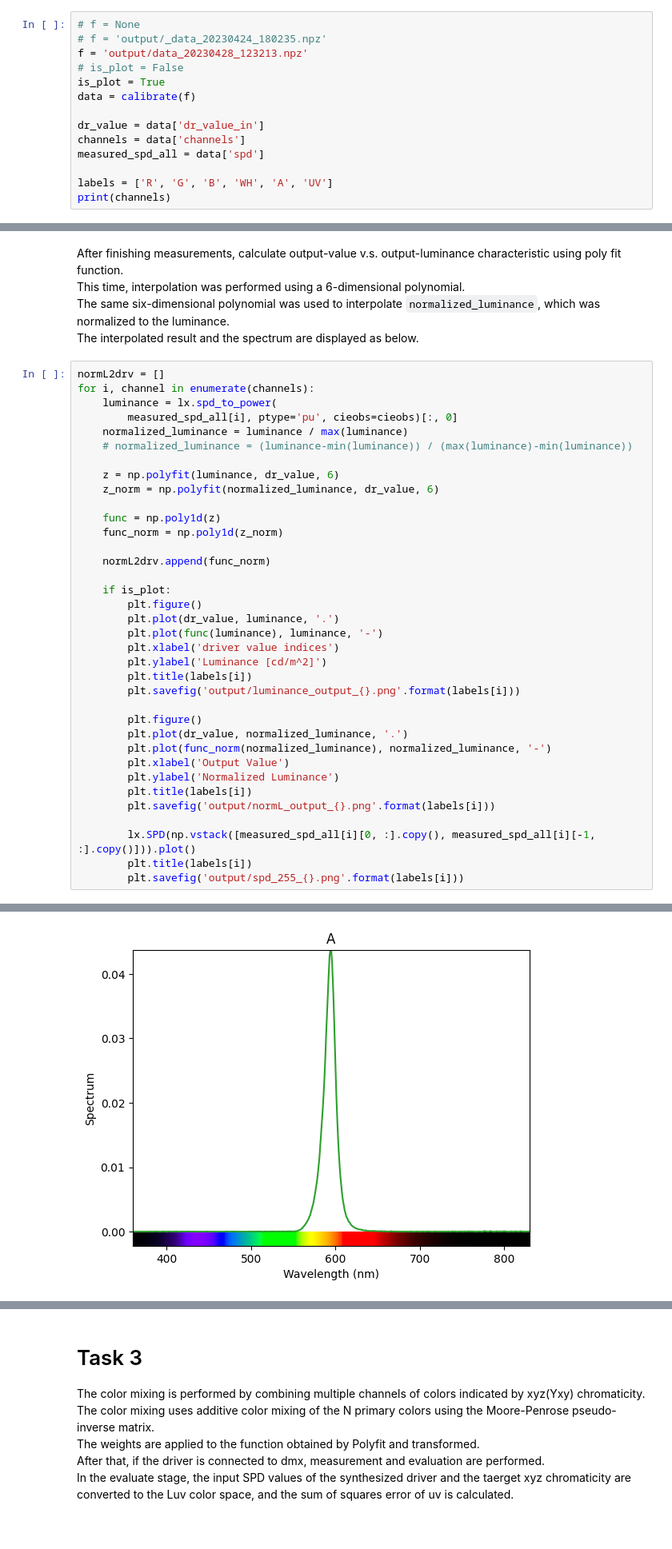
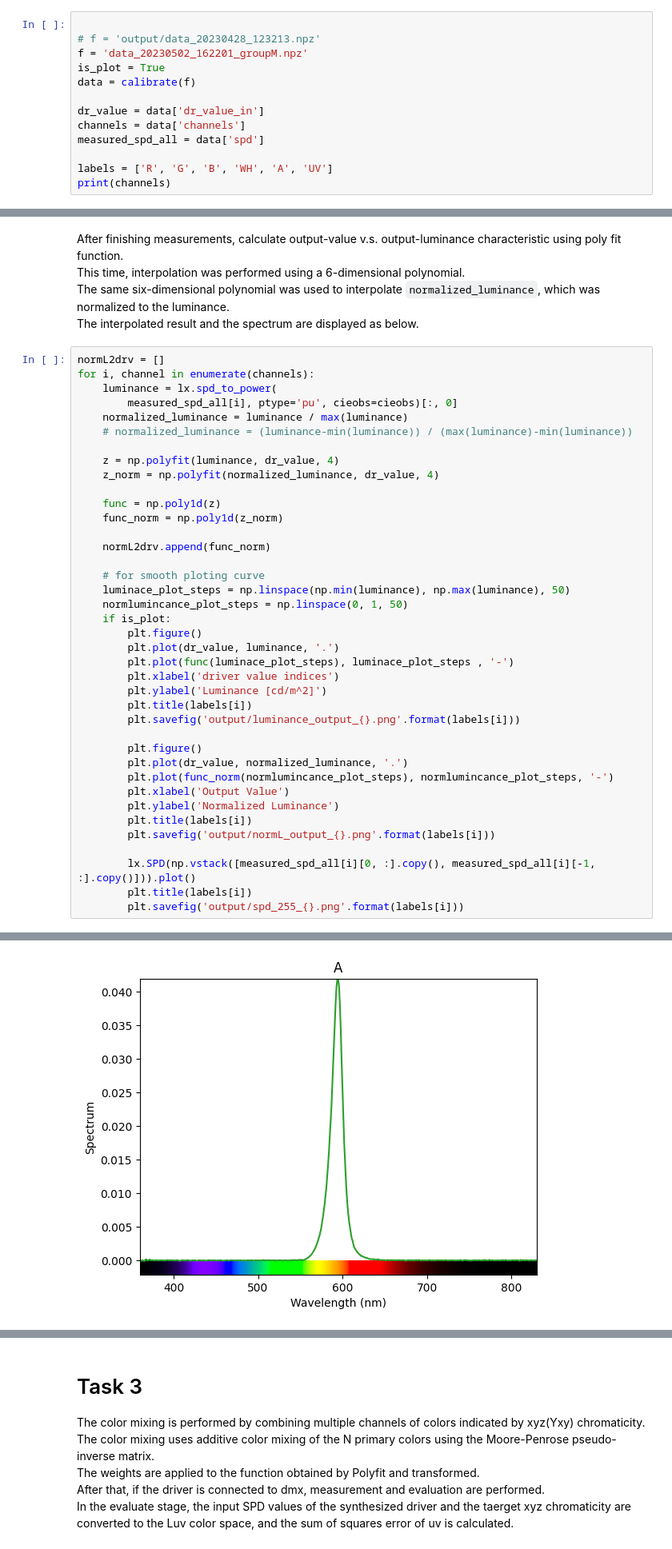
Before and after one commit to Amrit2608/Color_Science_Project, a Jupyter notebook: main_with_comment.ipynb, the cells around one changed output, grey strips where cells are left out. Shown at 80% size. Drawn from its saved outputs; the diff is of its cells as text.

```diff
--- a/main_with_comment.ipynb
+++ b/main_with_comment.ipynb
@@ -183,10 +184,9 @@ def calibrate(filename: str=None):
 # %% [markdown]
 Then, use these functions to make measurements. <br>
 # %%
-# f = None
-# f = 'output/_data_20230424_180235.npz'
-f = 'output/data_20230428_123213.npz'
-# is_plot = False
+
+# f = 'output/data_20230428_123213.npz'
+f = 'data_20230502_162201_groupM.npz'
 is_plot = True
 data = calibrate(f)
 
@@ -211,18 +211,21 @@ for i, channel in enumerate(channels):
     normalized_luminance = luminance / max(luminance)
     # normalized_luminance = (luminance-min(luminance)) / (max(luminance)-min(luminance))
 
-    z = np.polyfit(luminance, dr_value, 6)
-    z_norm = np.polyfit(normalized_luminance, dr_value, 6)
+    z = np.polyfit(luminance, dr_value, 4)
+    z_norm = np.polyfit(normalized_luminance, dr_value, 4)
 
     func = np.poly1d(z)
     func_norm = np.poly1d(z_norm)
 
     normL2drv.append(func_norm)
 
+    # for smooth ploting curve
+    luminace_plot_steps = np.linspace(np.min(luminance), np.max(luminance), 50)
+    normlumincance_plot_steps = np.linspace(0, 1, 50)
     if is_plot:
         plt.figure()
         plt.plot(dr_value, luminance, '.')
-        plt.plot(func(luminance), luminance, '-')
+        plt.plot(func(luminace_plot_steps), luminace_plot_steps , '-')
         plt.xlabel('driver value indices')
         plt.ylabel('Luminance [cd/m^2]')
         plt.title(labels[i])
@@ -230,7 +233,7 @@ for i, channel in enumerate(channels):
 
         plt.figure()
         plt.plot(dr_value, normalized_luminance, '.')
-        plt.plot(func_norm(normalized_luminance), normalized_luminance, '-')
+        plt.plot(func_norm(normlumincance_plot_steps), normlumincance_plot_steps, '-')
         plt.xlabel('Output Value')
         plt.ylabel('Normalized Luminance')
         plt.title(labels[i])
@@ -252 +255 @@ for i, channel in enumerate(channels):
-[figure, old version]
+[figure, new version]
```
Also changed, not shown: parts of 7 cells of this notebook, 20 other files.
